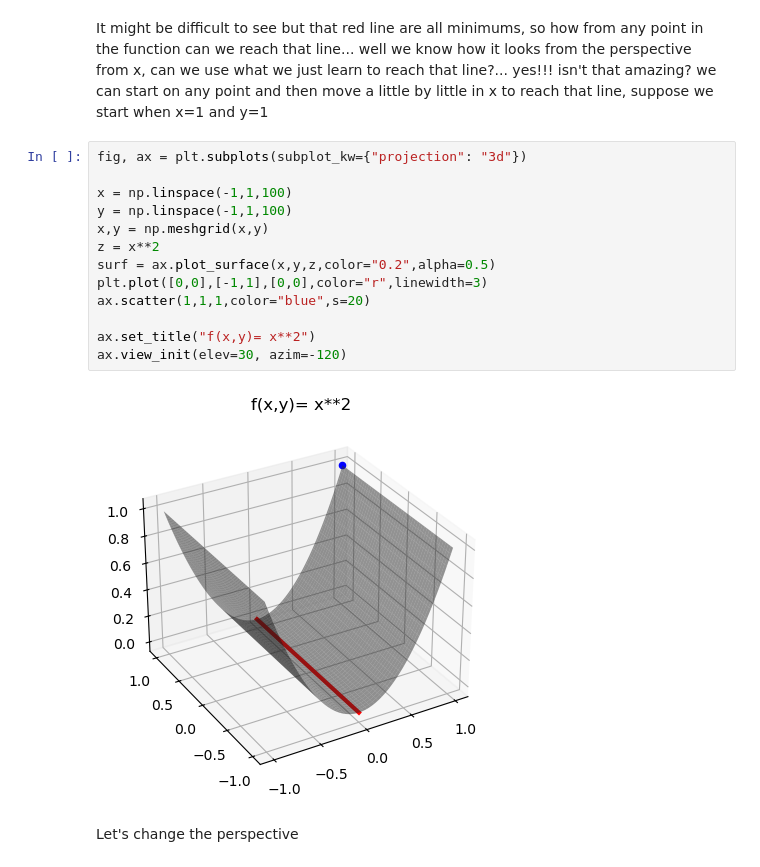
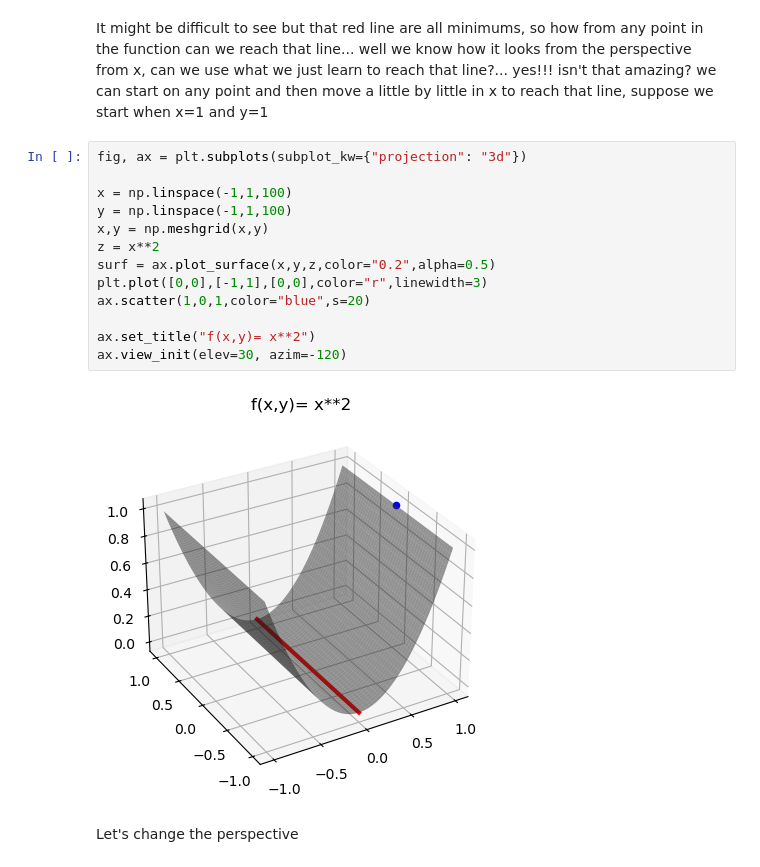
Before and after one commit to Robdres/Deep_learning, a Jupyter notebook: 3_numerical_computation.ipynb, the cells around one changed output. Drawn from its saved outputs; the diff is of its cells as text.

```diff
--- a/3_numerical_computation.ipynb
+++ b/3_numerical_computation.ipynb
@@ -725,18 +729,18 @@ It might be difficult to see but that red line are all minimums, so how from any
 # %%
 fig, ax = plt.subplots(subplot_kw={"projection": "3d"})
 
 x = np.linspace(-1,1,100)
 y = np.linspace(-1,1,100)
 x,y = np.meshgrid(x,y)
 z = x**2
 surf = ax.plot_surface(x,y,z,color="0.2",alpha=0.5)
 plt.plot([0,0],[-1,1],[0,0],color="r",linewidth=3)
-ax.scatter(1,1,1,color="blue",s=20)
+ax.scatter(1,0,1,color="blue",s=20)
 
 ax.set_title("f(x,y)= x**2")
 ax.view_init(elev=30, azim=-120)
 # %% [output]
-[figure, old version]
+[figure, new version]
 # %% [markdown]
 Let's change the perspective
 # %%
```
Also changed, not shown: parts of 56 cells of this notebook, 2 other files.
